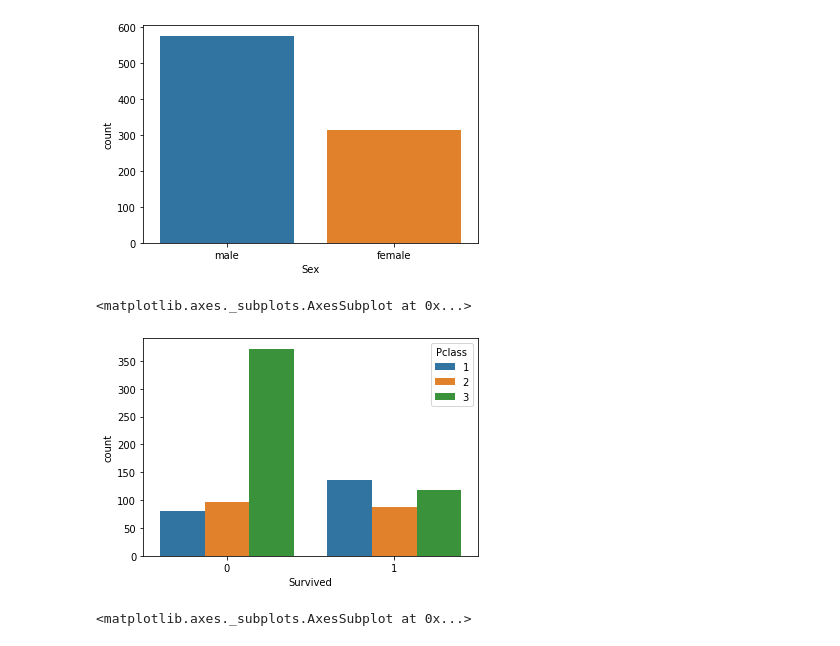
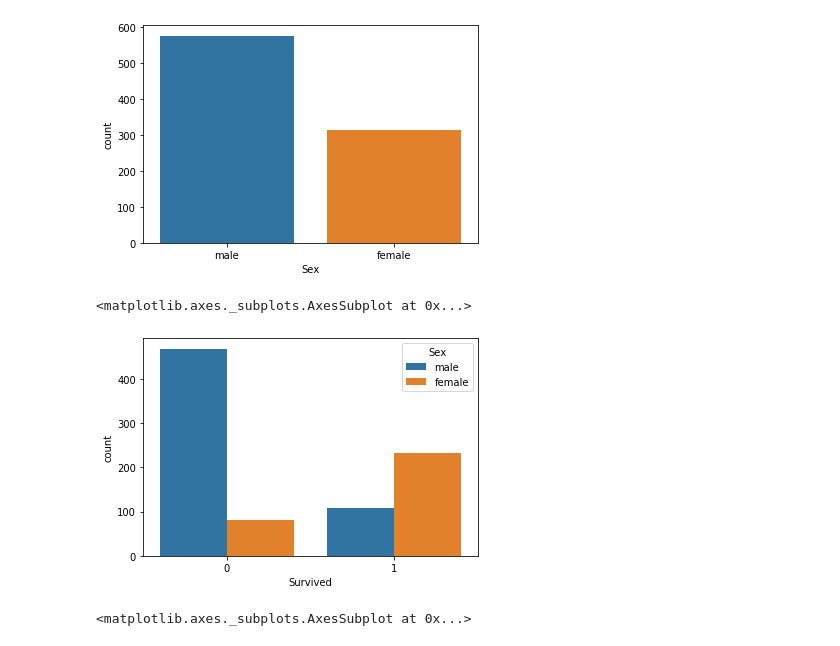
Before and after one commit to rhtm123/DataScience, a Jupyter notebook: 2.3_Logistic_regression.ipynb, the cells around one changed output. Drawn from its saved outputs; the diff is of its cells as text; code cells hidden in the pictures.

```diff
--- a/2.3_Logistic_regression.ipynb
+++ b/2.3_Logistic_regression.ipynb
@@ -43,10 +43,11 @@ sns.countplot(x='Sex',data=train)
 <matplotlib.axes._subplots.AxesSubplot at 0x...>
 [figure]
 # %%
-sns.countplot(x='Survived', hue='Pclass', data=train)
+# sns.countplot(x='Survived', hue='Pclass', data=train)
+sns.countplot(x='Survived', hue='Sex', data=train)
 # %% [output]
 <matplotlib.axes._subplots.AxesSubplot at 0x...>
-[figure, old version]
+[figure, new version]
 # %%
 sns.countplot(x='SibSp',data=train)
 # %% [output]
```
Also changed, not shown: parts of 10 cells of this notebook, 23 other files.
